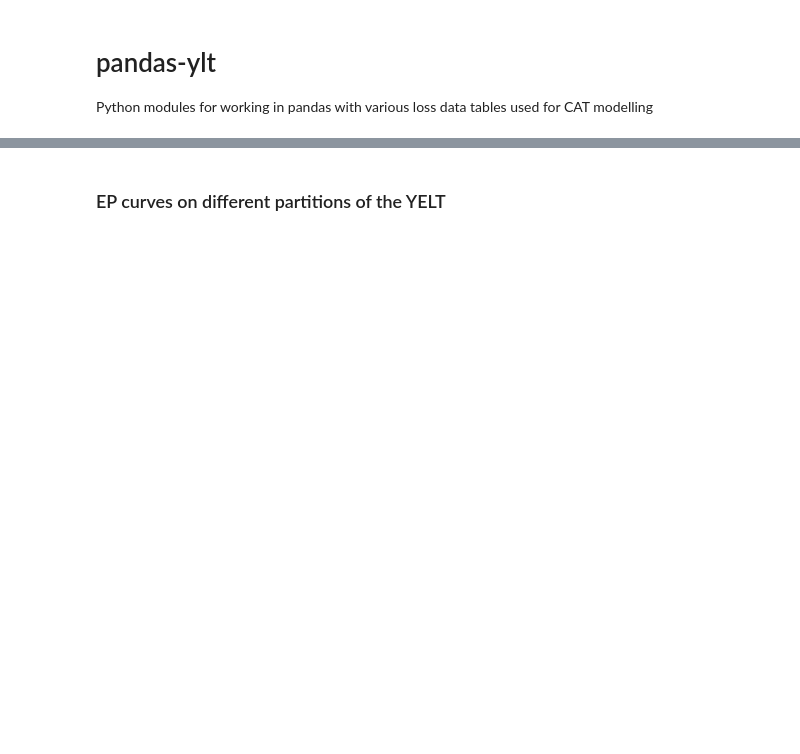
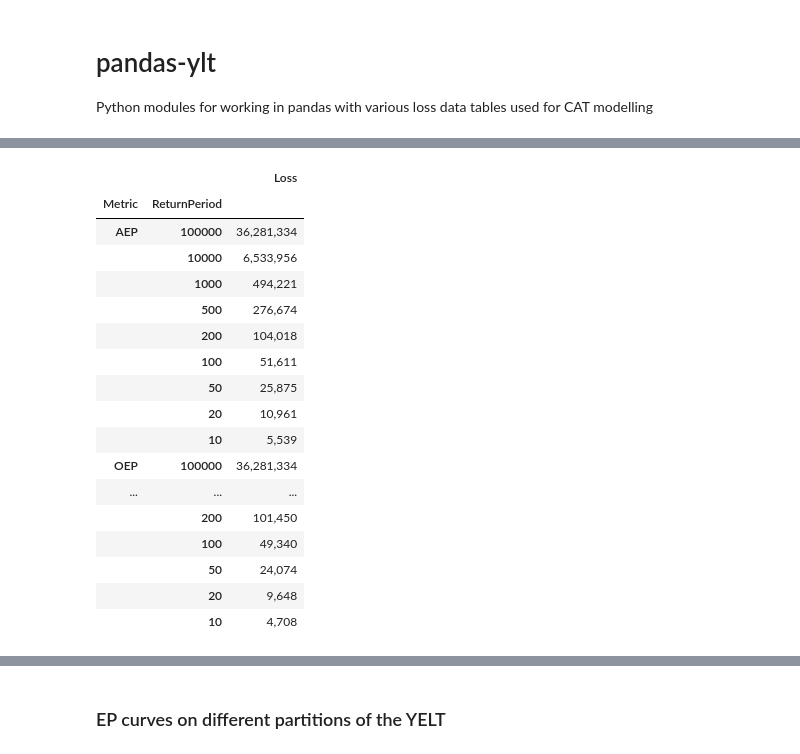
Before and after one commit to iwbailey/pandas-ylt, a Jupyter notebook: yelt_examples_epcurves.ipynb, the cells around one changed output, grey strips where cells are left out. Saved outputs shown, nothing was run; the diff lists cells and outputs as text; code cells hidden in the pictures; blank space fills up the shorter version.

```diff
--- a/yelt_examples_epcurves.ipynb
+++ b/yelt_examples_epcurves.ipynb
@@ -141,0 +9,16 @@ display(yelts)
+# %%
+import pandas as pd
+import numpy as np
+import pandas_ylt
+
+# Parameters
+ifile = "tests/_data/example_pareto_poisson_yelt.csv"
+index_cols = ['Year', 'EventID', 'DayOfYear']
+loss_col = 'Loss'
+n_years = 1e5
+
+# Read the file as a pandas series
+yelt = pd.read_csv(ifile, index_col=index_cols)[loss_col].sort_index()
+
+# Display the file
+yelt
@@ -141,0 +41,9 @@ display(yelts)
+# %%
+print(yelt.attrs)
+print("AAL when n_yrs set in-line: ", yelt.yel.set_n_yrs(n_years).ls.aal)
+
+yelt.attrs['n_yrs'] = n_years
+print(yelt.attrs)
+print("AAL when n_yrs already in the file: ", yelt.yel.aal)
+
+print("Manual Calc:", yelt.sum() / n_years)
@@ -141,0 +320,23 @@ display(yelts)
+# %%
+(yelt.yel.to_rp_summaries(return_periods, is_ef=False)
+  .rename('Loss').to_frame().style.format(number_format)
+ )
+# %% [output]
+|  |  | Loss |
+| Metric | ReturnPeriod |  |
+| AEP | 100000 | 36,281,334 |
+|  | 10000 | 6,533,956 |
+|  | 1000 | 494,221 |
+|  | 500 | 276,674 |
+|  | 200 | 104,018 |
+|  | 100 | 51,611 |
+|  | 50 | 25,875 |
+|  | 20 | 10,961 |
+|  | 10 | 5,539 |
+| OEP | 100000 | 36,281,334 |
+| ... | ... | ... |
+|  | 200 | 101,450 |
+|  | 100 | 49,340 |
+|  | 50 | 24,074 |
+|  | 20 | 9,648 |
+|  | 10 | 4,708 |
```
Also changed, not shown: parts of 59 cells of this notebook, 5 other files.
